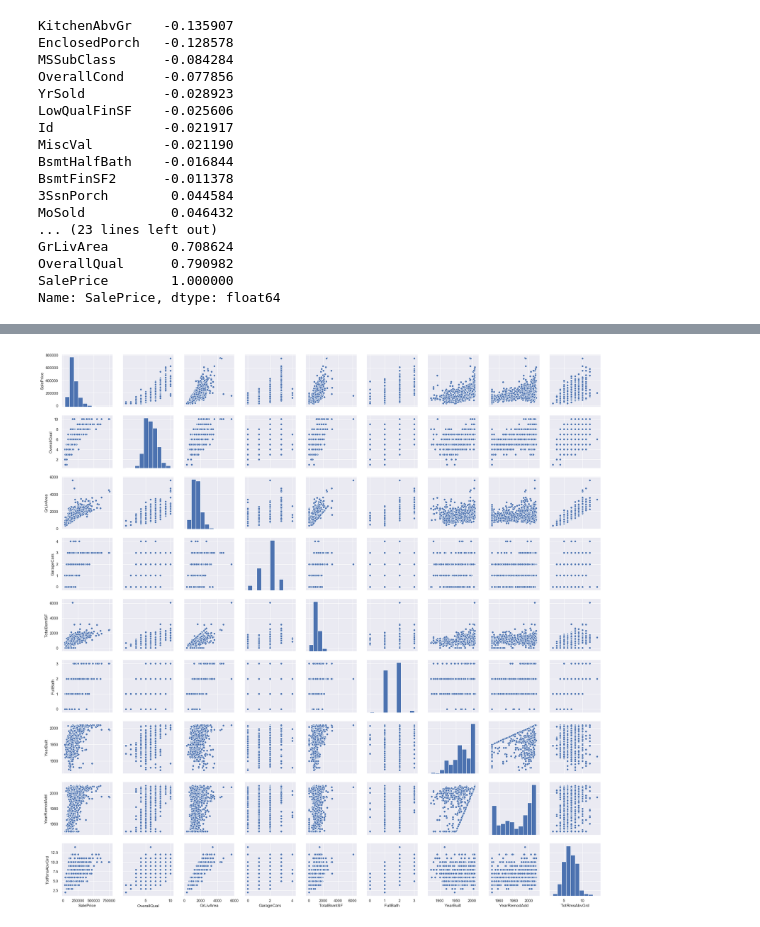
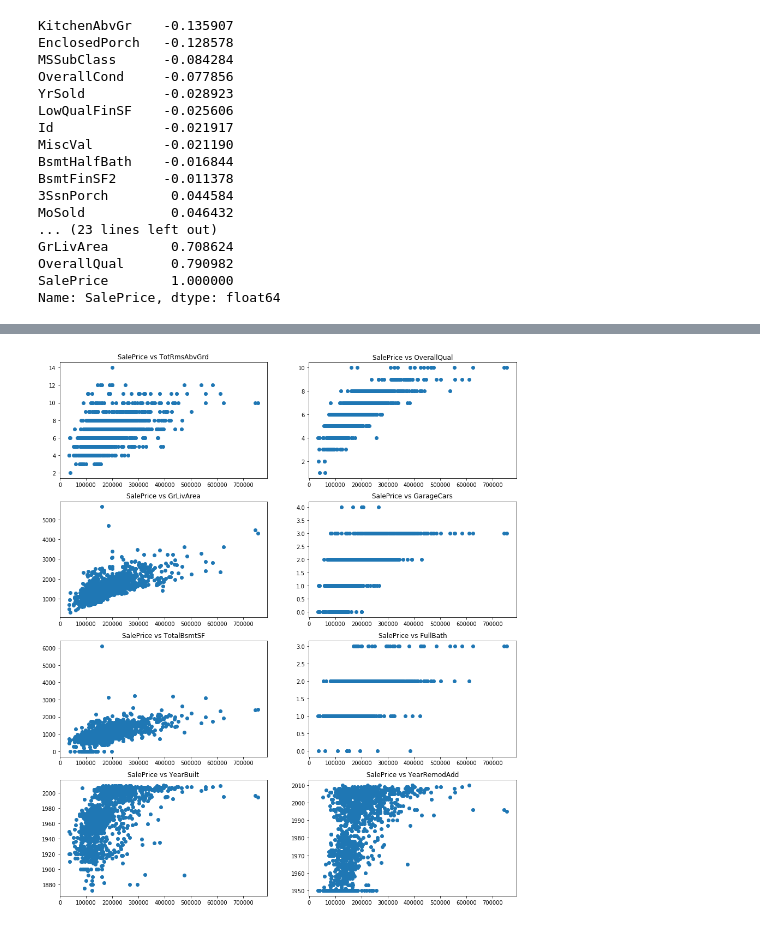
Before and after one commit to miguelmorales95/House_Prices_Regression, a Jupyter notebook: Regression.ipynb, the cells around one changed output, grey strips where cells are left out. Saved outputs shown, nothing was run; the diff lists cells and outputs as text; code cells hidden in the pictures.

```diff
--- a/Regression.ipynb
+++ b/Regression.ipynb
@@ -102,8 +142,13 @@ plt.show()
-# %%
-# Looks like GarageArea correlates very strongly with GarageCars and 1stFlrSF correlates strongly with TotalBsmtSF.
-sns.set()
-cols = ['SalePrice', 'OverallQual', 'GrLivArea', 'GarageCars', 'TotalBsmtSF', 'FullBath', 'YearBuilt', 'YearRemodAdd', 'TotRmsAbvGrd']
-sns.pairplot(df_train[cols], size = 2.5)
-plt.show();
-# %% [output]
-[figure, removed]
+# %%
+# Let's look at the distributions of each vs sale price
+
+fig, axs = plt.subplots(4, 2, figsize=(15,18))
+columns = ['OverallQual', 'GrLivArea', 'GarageCars', 'TotalBsmtSF', 'FullBath', 'YearBuilt', 'YearRemodAdd', 'TotRmsAbvGrd']
+
+
+for i in list(range(4)):
+    for j in list(range(2)):
+        axs[i,j].scatter(houses_dirty_train['SalePrice'], houses_dirty_train[columns[(i*2-1)+j]])
+        axs[i,j].set_title('SalePrice vs ' + columns[(i*2-1)+j])
+# %% [output]
+[figure, added]
```
Also changed, not shown: parts of 20 cells of this notebook.
